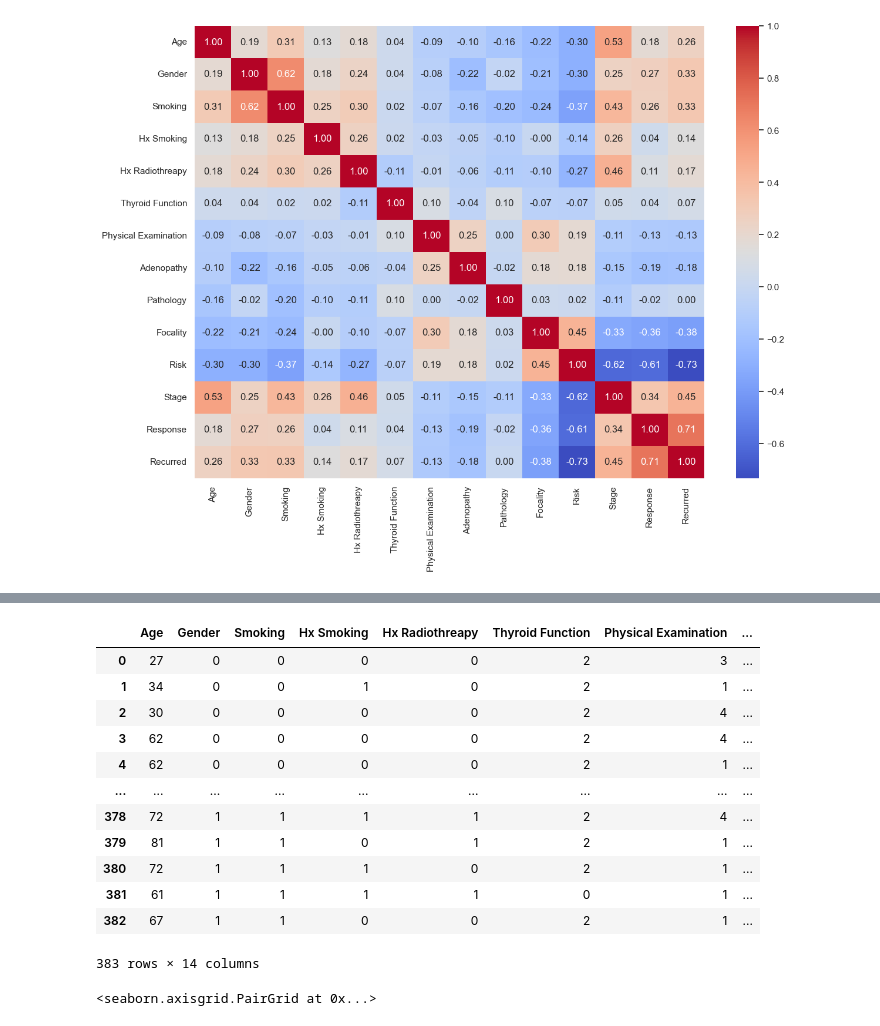
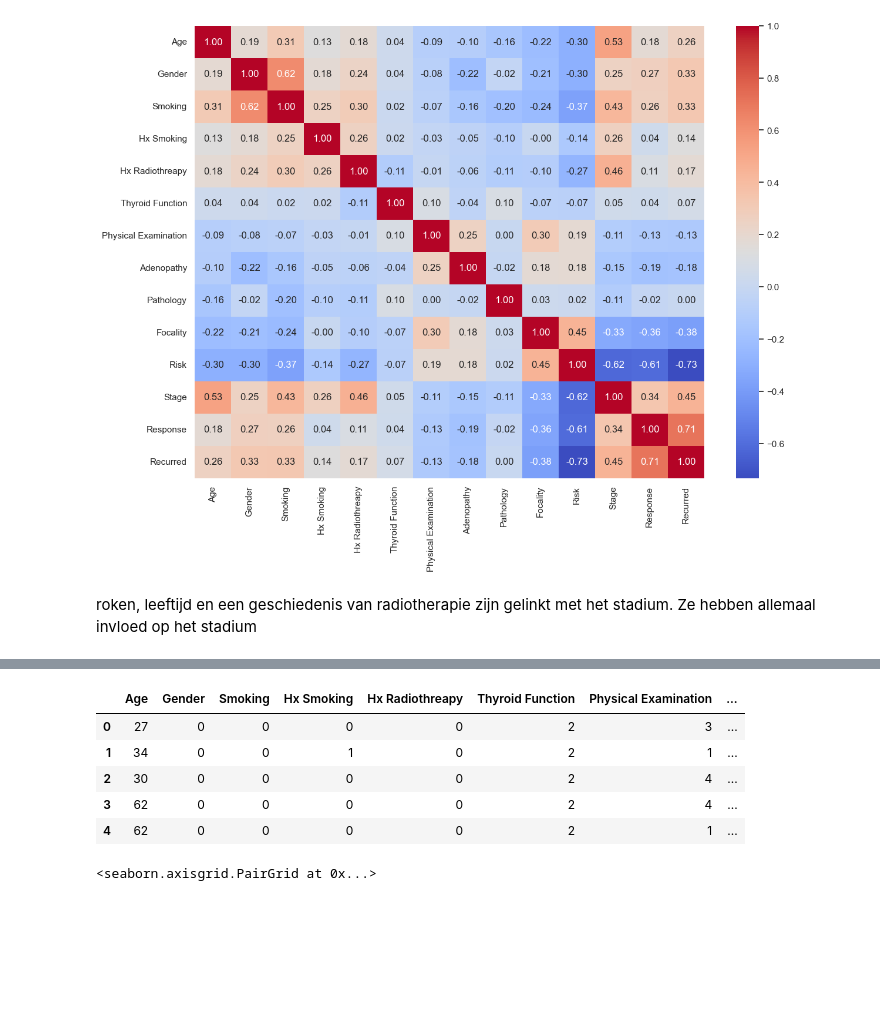
Before and after one commit to JenteW/2IMS_programming, a Jupyter notebook: Data science fundamentals/examen/exam_Jente_Wauman.ipynb, the cells around one changed output, grey strips where cells are left out. Cells and saved outputs as stored; diff of their text form; code cells hidden in the pictures; blank space fills up the shorter version.

```diff
--- a/Data science fundamentals/examen/exam.ipynb
+++ b/Data science fundamentals/examen/exam_Jente_Wauman.ipynb
@@ -154,6 +160,8 @@ sns.heatmap(correlation_matrix, annot=True, cmap='coolwarm', fmt='.2f')
 plt.show()
 # %% [output]
 [figure]
+# %% [markdown]
+roken, leeftijd en een geschiedenis van radiotherapie zijn gelinkt met het stadium. Ze hebben allemaal invloed op het stadium
 # %%
 correlation_matrix
 # %% [output]
@@ -173,21 +181,14 @@ correlation_matrix
 | Response | 0.180643 | 0.272868 | 0.263184 | 0.042867 | 0.105908 | 0.044829 | -0.129953 | ... |
 | Recurred | 0.258897 | 0.328189 | 0.333243 | 0.136073 | 0.174407 | 0.067758 | -0.131801 | ... |
 # %%
-df_numerical
+df_numerical.head()
 # %% [output]
 |  | Age | Gender | Smoking | Hx Smoking | Hx Radiothreapy | Thyroid Function | Physical Examination | ... |
 | 0 | 27 | 0 | 0 | 0 | 0 | 2 | 3 | ... |
 | 1 | 34 | 0 | 0 | 1 | 0 | 2 | 1 | ... |
 | 2 | 30 | 0 | 0 | 0 | 0 | 2 | 4 | ... |
 | 3 | 62 | 0 | 0 | 0 | 0 | 2 | 4 | ... |
 | 4 | 62 | 0 | 0 | 0 | 0 | 2 | 1 | ... |
-| ... | ... | ... | ... | ... | ... | ... | ... | ... |
-| 378 | 72 | 1 | 1 | 1 | 1 | 2 | 4 | ... |
-| 379 | 81 | 1 | 1 | 0 | 1 | 2 | 1 | ... |
-| 380 | 72 | 1 | 1 | 1 | 0 | 2 | 1 | ... |
-| 381 | 61 | 1 | 1 | 1 | 1 | 0 | 1 | ... |
-| 382 | 67 | 1 | 1 | 0 | 0 | 2 | 1 | ... |
-383 rows × 14 columns
 # %%
 sns.pairplot(correlation_matrix)
 # %% [output]
```
Also changed, not shown: parts of 24 cells of this notebook.
